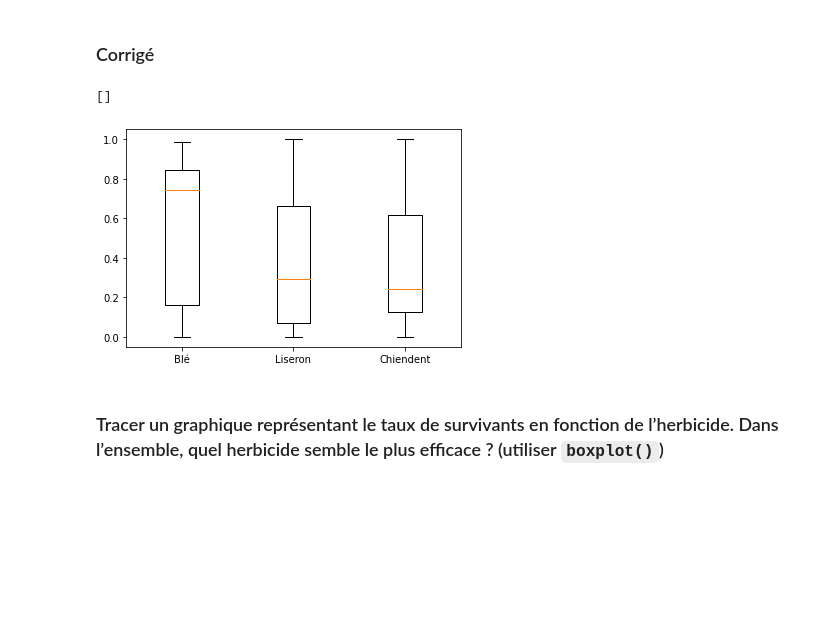
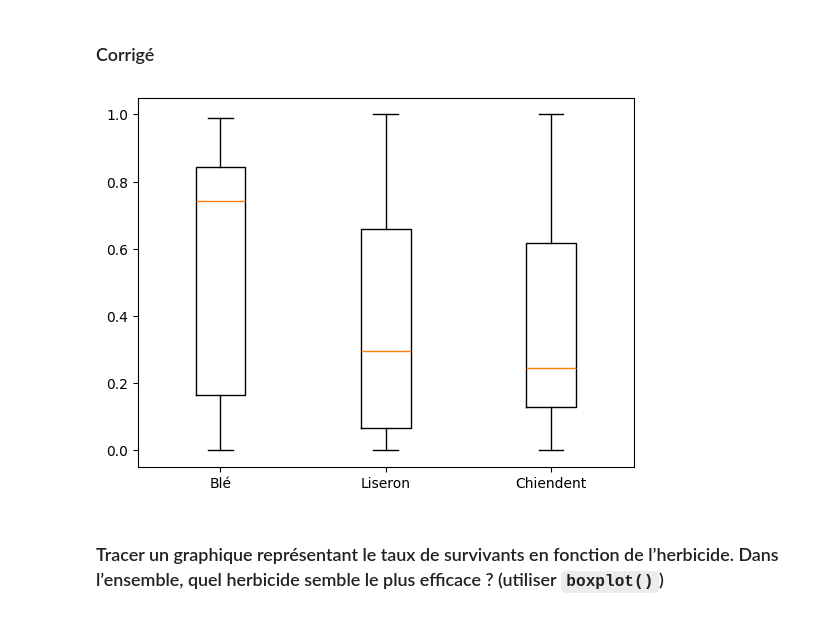
Before and after one commit to basilelt/fouille-de-donnees, a Jupyter notebook: TD2/TD1_Herbicide.ipynb, the cells around one changed output. Saved outputs shown, nothing was run; the diff lists cells and outputs as text; code cells hidden in the pictures; blank space fills up the shorter version.

```diff
--- a/TD2/TD1_Herbicide.ipynb
+++ b/TD2/TD1_Herbicide.ipynb
@@ -60,0 +73,10 @@ print(np.min(df['nb_plants']))
+# %%
+# Votre code ici
+## No need to use numpy
+# survivants = np.array(df.loc[:,"nb_plants_survivants"]) / np.array(df.loc[:,"nb_plants"])
+# print(survivants)
+# df["survivants"] = survivants.tolist()
+
+
+df["survivants"] = df["nb_plants_survivants"] / df["nb_plants"]
+print(df.head())
@@ -96,0 +133,7 @@ ID
+# %%
+# Votre code ici
+temoin = df[df["herbicide"] == "aucun"]
+print(temoin.head())
+
+df = df[df["herbicide"] != "aucun"]
+print(df.head())
@@ -243,14 +391,13 @@ plt.show()
 # %%
 ble = df[df['plante'] == 'ble']
 liseron = df[df['plante'] == 'liseron']
 chiendent = df[df['plante'] == 'chiendent']
 
 crop = [ble['survivants'], liseron['survivants'], chiendent['survivants']]
 plt.boxplot(crop)
 plt.xticks([1,2,3],['Blé', 'Liseron', 'Chiendent'])
-plt.plot()
+plt.show()
 # %% [output]
-[]
-[figure, old version]
+[figure, new version]
 # %% [markdown]
 ### Tracer un graphique représentant le taux de survivants en fonction de l’herbicide. Dans l’ensemble, quel herbicide semble le plus efficace ? (utiliser `boxplot()`)
```
Also changed, not shown: parts of 40 cells of this notebook, 2 other files.
